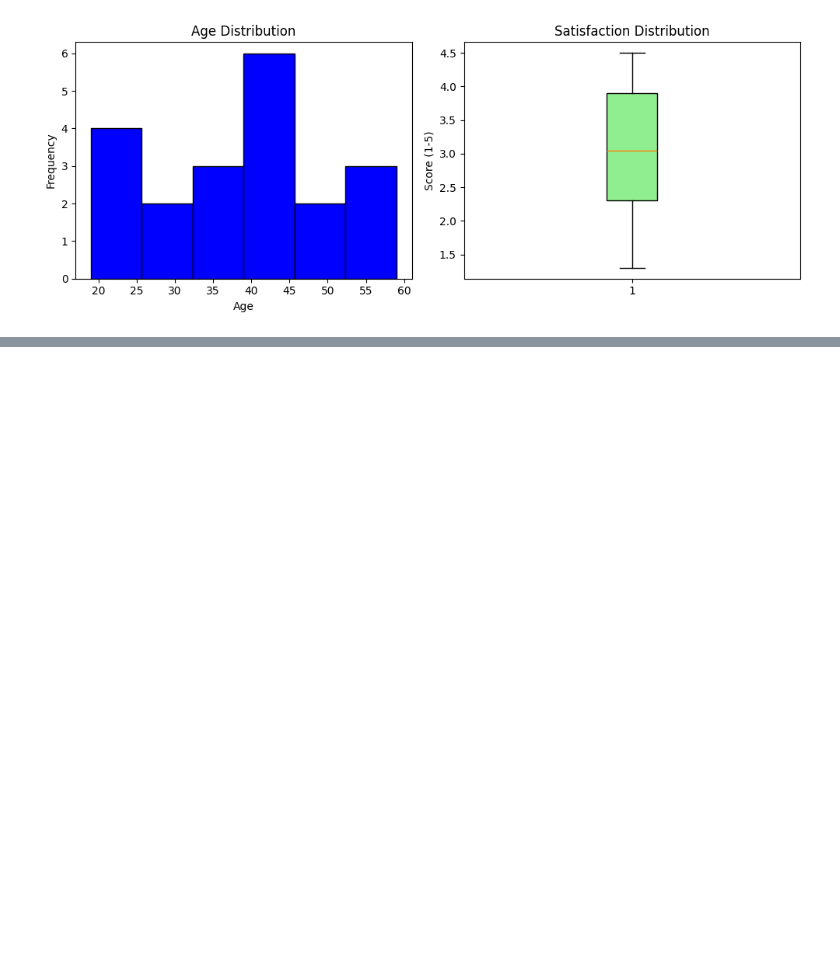
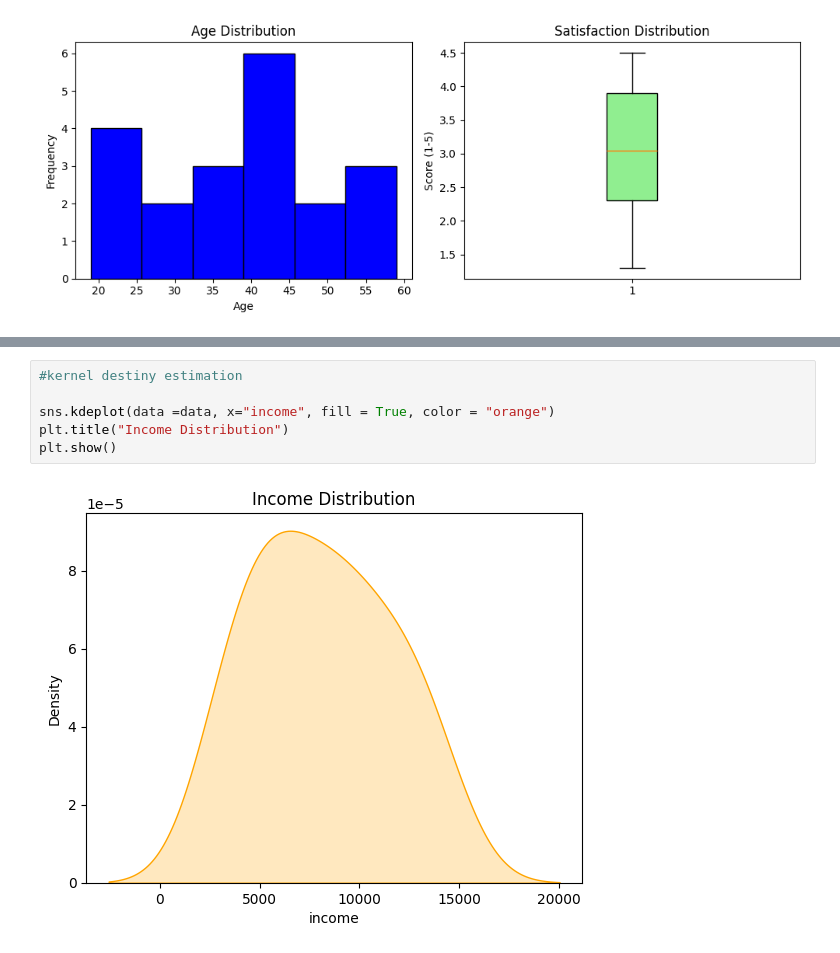
Before and after one commit to sevdeaslanturkiyeli/AI_Development_Bootcamp, a Jupyter notebook: 04_dataset_initial_processing_and_visualization.ipynb, the cells around one changed output, grey strips where cells are left out. Cells and saved outputs as stored; diff of their text form; blank space fills up the shorter version.

```diff
--- a/04_dataset_initial_processing_and_visualization.ipynb
+++ b/04_dataset_initial_processing_and_visualization.ipynb
@@ -411,0 +426,8 @@ plt.show()
+# %%
+#kernel destiny estimation
+
+sns.kdeplot(data =data, x="income", fill = True, color = "orange")
+plt.title("Income Distribution")
+plt.show()
+# %% [output]
+[figure, added]
```
Also changed, not shown: parts of 24 cells of this notebook.
